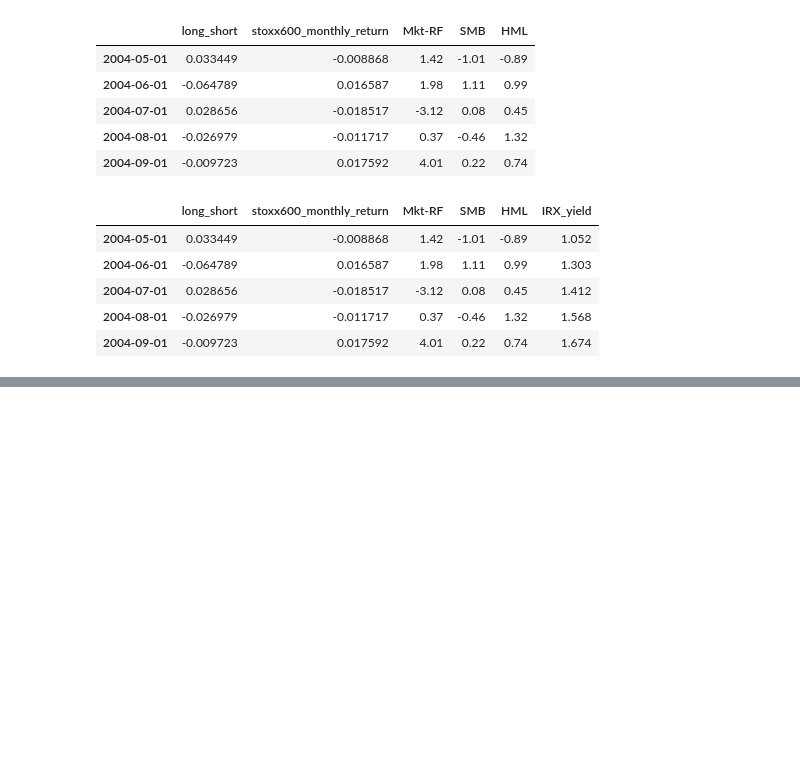
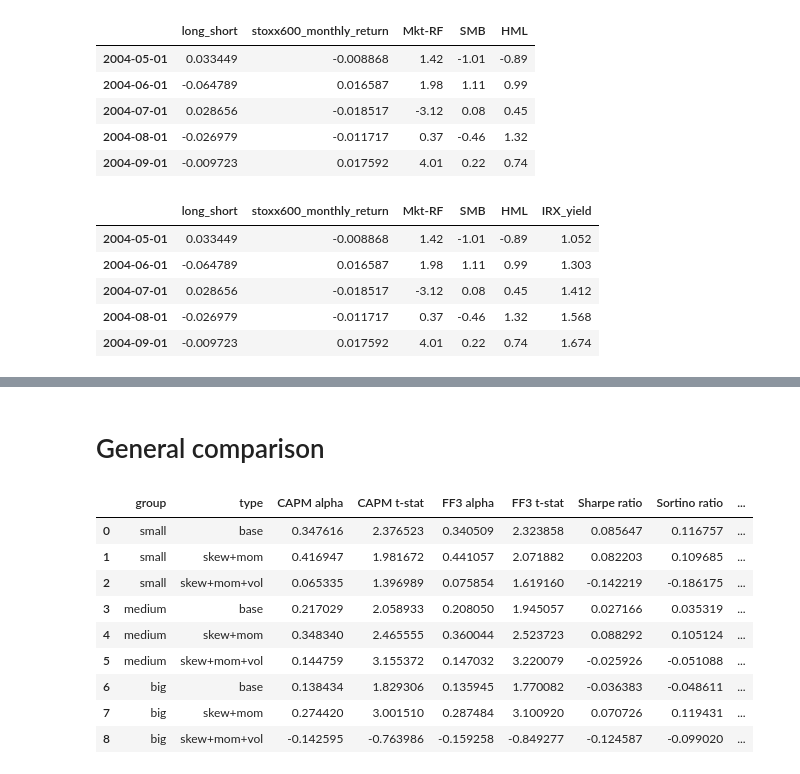
Before and after one commit to keitaVigano/skewness-enhanced-momentum_STOXX600, a Jupyter notebook: analysis.ipynb, the cells around one changed output, grey strips where cells are left out. Cells and saved outputs as stored; diff of their text form; code cells hidden in the pictures; blank space fills up the shorter version.

Commit message:
add general comparison among portfolios

```diff
--- a/analysis.ipynb
+++ b/analysis.ipynb
@@ -1155,7 +1235,7 @@ results_med
 | 2018-10-31 | -0.258392 | 9.206443 |
 175 rows × 2 columns
 # %%
-#results_med.index = pd.to_datetime(results_med.index).to_period('M')
+results_med.index = pd.to_datetime(results_med.index).to_period('M')
 #stoxx600_returns.index = pd.to_datetime(stoxx600_returns.index).to_period('M')
 
 # Fai join sulle date mensili
@@ -2099,3 +2195,37 @@ Information ratio: 0.1446
 Annualized volatility: 0.4821
 Downside volatility: 0.3597
 Max drawdown: -0.8645
+# %% [markdown]
+# General comparison
+# %%
+records = []
+
+for group, label, result in [
+    ('small', 'base', results_small_mom),
+    ('small', 'skew+mom', results_small),
+    ('small', 'skew+mom+vol', results_small_vol),
+    ('medium', 'base', results_med_mom),
+    ('medium', 'skew+mom', results_med),
+    ('medium', 'skew+mom+vol', results_med_vol),
+    ('big', 'base', results_big_mom),
+    ('big', 'skew+mom', results_big),
+    ('big', 'skew+mom+vol', results_big_vol),
+]:
+    row = {'group': group, 'type': label}
+    row.update(result)
+    records.append(row)
+
+df_summary = pd.DataFrame(records)
+
+df_summary
+# %% [output]
+|  | group | type | CAPM alpha | CAPM t-stat | FF3 alpha | FF3 t-stat | Sharpe ratio | Sortino ratio | ... |
+| 0 | small | base | 0.347616 | 2.376523 | 0.340509 | 2.323858 | 0.085647 | 0.116757 | ... |
+| 1 | small | skew+mom | 0.416947 | 1.981672 | 0.441057 | 2.071882 | 0.082203 | 0.109685 | ... |
+| 2 | small | skew+mom+vol | 0.065335 | 1.396989 | 0.075854 | 1.619160 | -0.142219 | -0.186175 | ... |
+| 3 | medium | base | 0.217029 | 2.058933 | 0.208050 | 1.945057 | 0.027166 | 0.035319 | ... |
+| 4 | medium | skew+mom | 0.348340 | 2.465555 | 0.360044 | 2.523723 | 0.088292 | 0.105124 | ... |
+| 5 | medium | skew+mom+vol | 0.144759 | 3.155372 | 0.147032 | 3.220079 | -0.025926 | -0.051088 | ... |
+| 6 | big | base | 0.138434 | 1.829306 | 0.135945 | 1.770082 | -0.036383 | -0.048611 | ... |
+| 7 | big | skew+mom | 0.274420 | 3.001510 | 0.287484 | 3.100920 | 0.070726 | 0.119431 | ... |
+| 8 | big | skew+mom+vol | -0.142595 | -0.763986 | -0.159258 | -0.849277 | -0.124587 | -0.099020 | ... |
```
Also changed, not shown: parts of 17 cells of this notebook.
